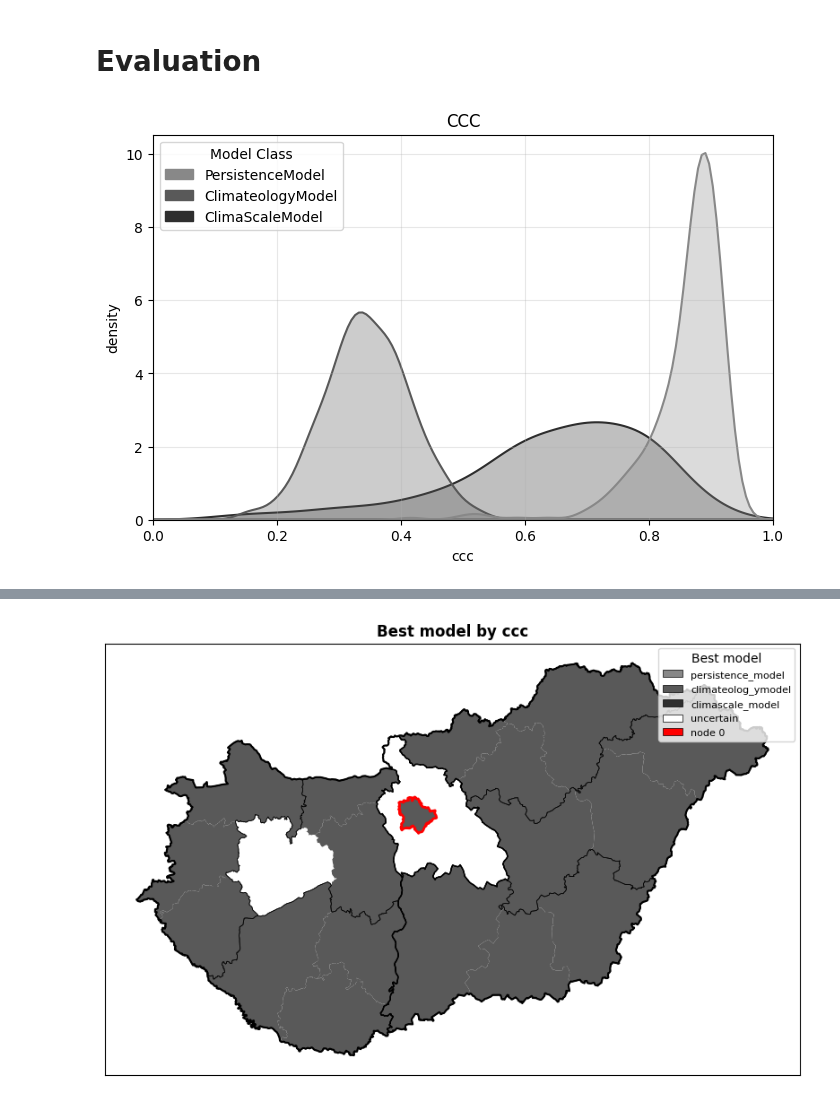
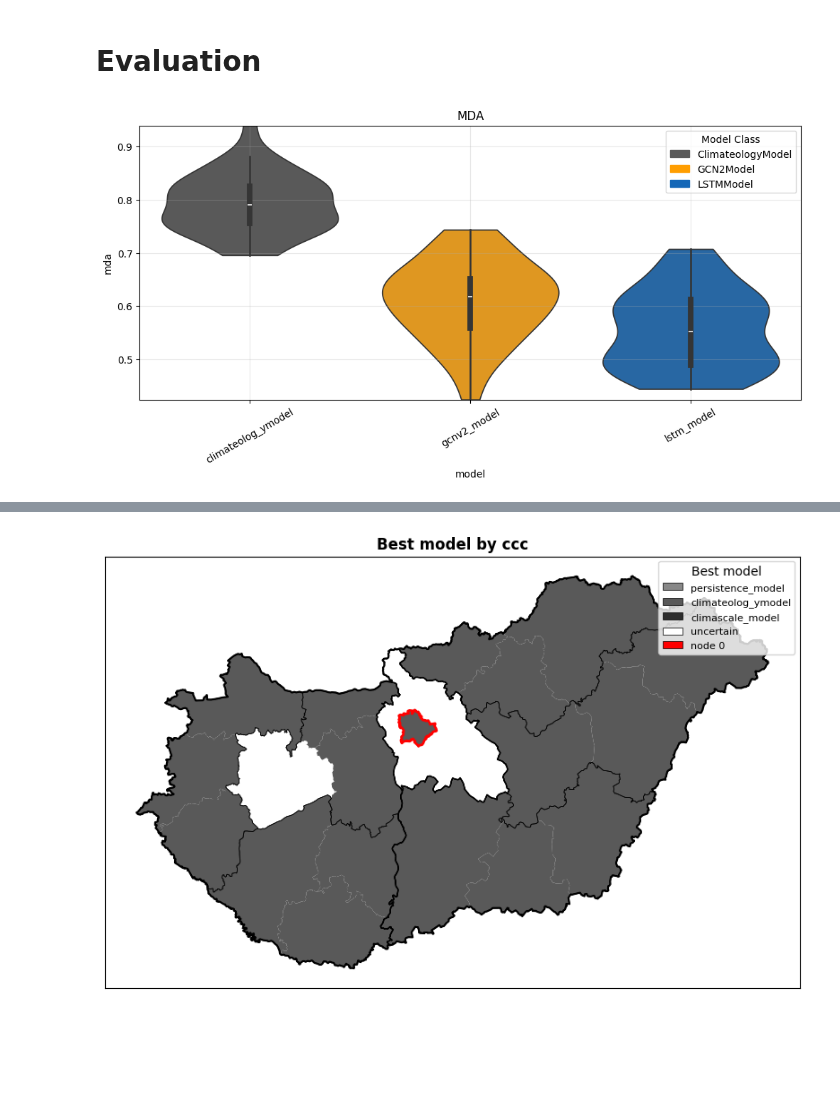
Before and after one commit to stends2001/infectious_disease_gnn, a Jupyter notebook: src/notebooks/1. introduction.ipynb, the cells around one changed output, grey strips where cells are left out. Drawn from its saved outputs; the diff is of its cells as text; code cells hidden in the pictures; blank space fills up the shorter version.

```diff
--- a/src/notebooks/1. introduction.ipynb
+++ b/src/notebooks/1. introduction.ipynb
@@ -76,7 +76,7 @@ cfgde= EpiConfig(
     country              = 'germany',
     level                = 'nuts3',
     min_date             = '2012-06-01',
-    max_date             = '2025-06-01',
+    max_date             = '2020-06-01',
     split_valtest        = '2019-06-01',
     feature_popsize      = False,
     feature_popdens      = True,
@@ -89,24 +89,24 @@ cfgde= EpiConfig(
     log_transform        = ['incidence'],
         )
 
-cfghu= EpiConfig(
-        disease         = 'chickenpox',
-        country         = 'hungary',
-        level           = 'nuts3',
+# cfghu= EpiConfig(
+#         disease         = 'chickenpox',
+#         country         = 'hungary',
+#         level           = 'nuts3',
 
-        min_date        = '2005-01-01',
-        max_date        = '2014-12-29',
-        split_trainval  = '2013-01-01',
-        split_valtest   = '2014-01-01',
-        temporal_frequency= 'w',
+#         min_date        = '2005-01-01',
+#         max_date        = '2014-12-29',
+#         split_trainval  = '2013-01-01',
+#         split_valtest   = '2014-01-01',
+#         temporal_frequency= 'w',
 
-        horizon_leadtime    = 4,
+#         horizon_leadtime    = 4,
 
-        sequence_length     = 4,
+#         sequence_length     = 4,
 
 
-        # log_transform       = ['incidence']
-        )
+#         log_transform       = ['incidence']
+#         )
 # %%
 dataorchestrator_de   = EpiDataOrchestrator(cfgde).build()
 # dataorchestrator_nl   = EpiDataOrchestrator(cfgnl).build()
@@ -300,9 +300,9 @@ The fact that the RMSE for the persistence model is still higher than for the cl
 # Evaluation
 # %%
 from src.evaluation import Evaluator
-e = Evaluator([persistence_predictor, climateology, climascale]).add_evaluation(dataset = 'test')
+e = Evaluator([climateology, gcn, lstm]).add_evaluation(dataset = 'test')
 # e.plotter.plot_single_metric('ccc',0, plot_type='violin', log=  False).show()
 # %%
-e.plotter.plot_metric(0, 'test', 'ccc', plot_type='kde', log = False, reverse_scale=True, vmin = 0, vmax=  1).show()
+e.plotter.plot_metric(0, 'test', 'mda', plot_type='violin', log = False, reverse_scale=False).show()
 # %% [output]
-[figure, old version]
+[figure, new version]
```
Also changed, not shown: parts of 3 cells of this notebook, 4 other files.
